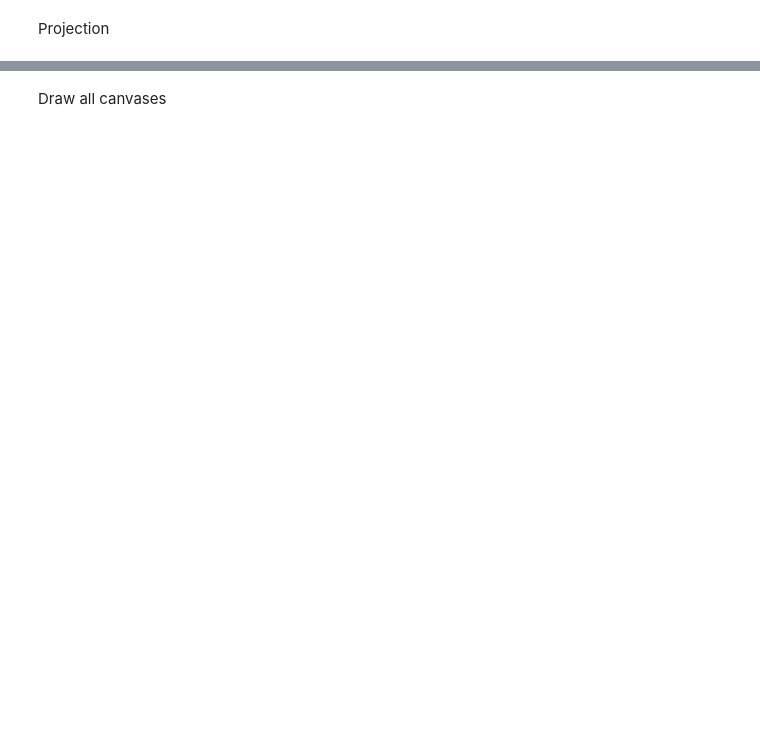
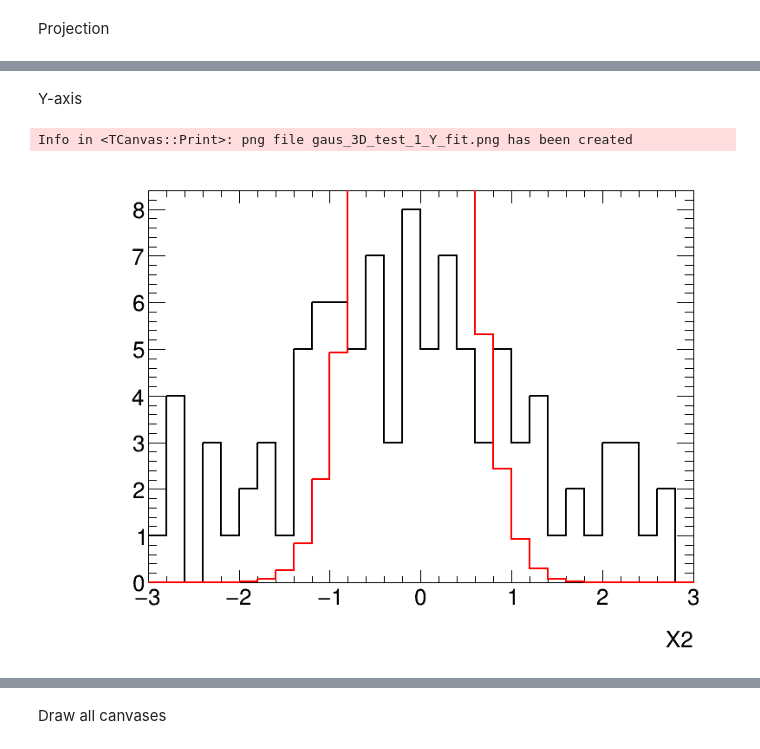
Before and after one commit to LailinXu/hepstat-tutorial, a Jupyter notebook: Fitting/rpc_reso_fit.py.nbconvert.ipynb, the cells around one changed output, grey strips where cells are left out. Drawn from its saved outputs; the diff is of its cells as text; code cells hidden in the pictures; blank space fills up the shorter version.

```diff
--- a/Fitting/rpc_reso_fit.py.nbconvert.ipynb
+++ b/Fitting/rpc_reso_fit.py.nbconvert.ipynb
@@ -167,0 +224,12 @@ Info in <TCanvas::Print>: png file gaus_3D_test_2.png has been created
+# %% [markdown]
+Y-axis
+# %%
+hy.Rebin()
+hy.Draw()
+hfy.SetLineColor(2)
+hfy.Draw("same")
+myc.Draw()
+myc.SaveAs("{0}_1_Y_fit.png".format(pname))
+# %% [output]
+Info in <TCanvas::Print>: png file gaus_3D_test_1_Y_fit.png has been created
+[figure, added]
```
Also changed, not shown: parts of 24 cells of this notebook, 1 other file.
